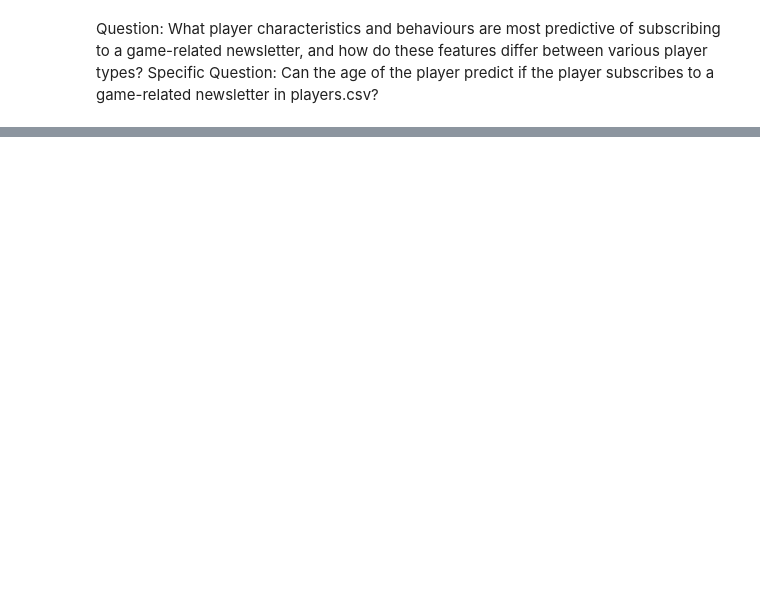
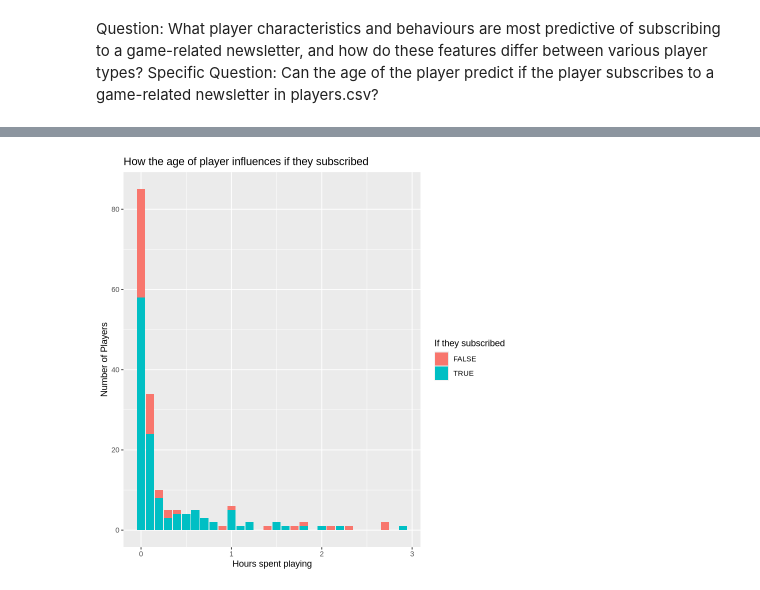
Before and after one commit to charris251/dsci-100-Project, a Jupyter notebook: IndividualGroupProject.ipynb, the cells around one changed output, grey strips where cells are left out. Saved outputs shown, nothing was run; the diff lists cells and outputs as text; code cells hidden in the pictures; blank space fills up the shorter version.

```diff
--- a/IndividualGroupProject.ipynb
+++ b/IndividualGroupProject.ipynb
@@ -37,0 +84,10 @@ A spec_tbl_df: 196 × 7
+# %%
+age_vs_subscription_graph <- players_data |>
+                            filter(played_hours < 3) |>
+                            ggplot(aes(x = played_hours, fill = subscribe)) +
+                            geom_bar() +
+                            labs(x = "Hours spent playing", y = "Number of Players", fill = "If they subscribed") +
+                            ggtitle("How the age of player influences if they subscribed")
+age_vs_subscription_graph
+# %% [output]
+[figure, added]
```
Also changed, not shown: parts of 6 cells of this notebook.
